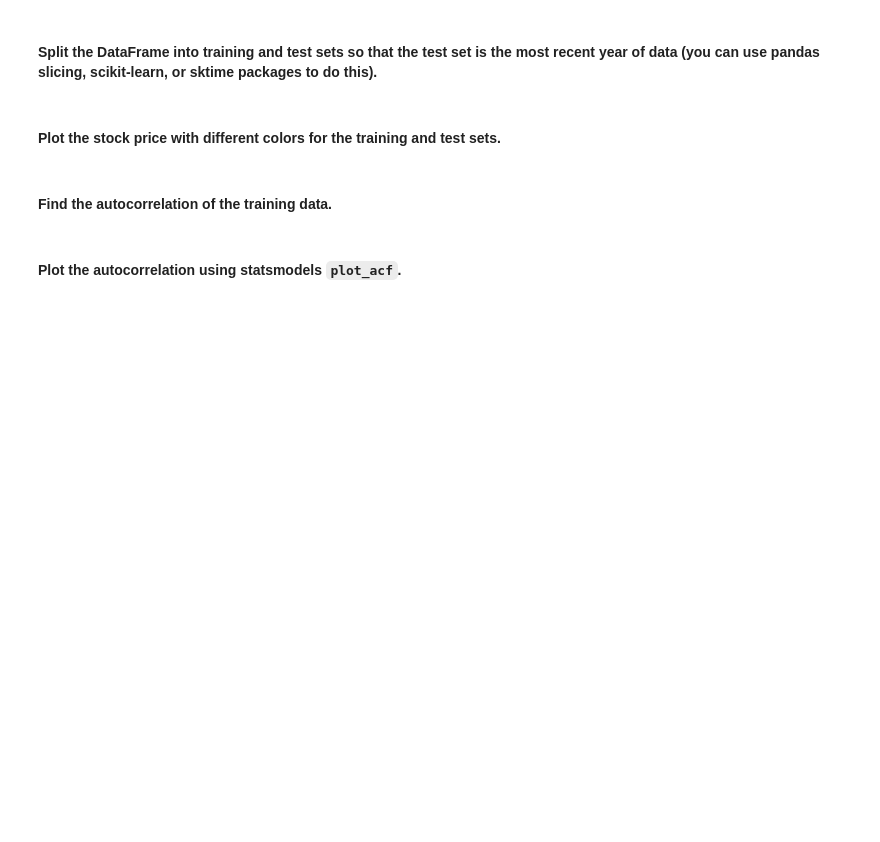
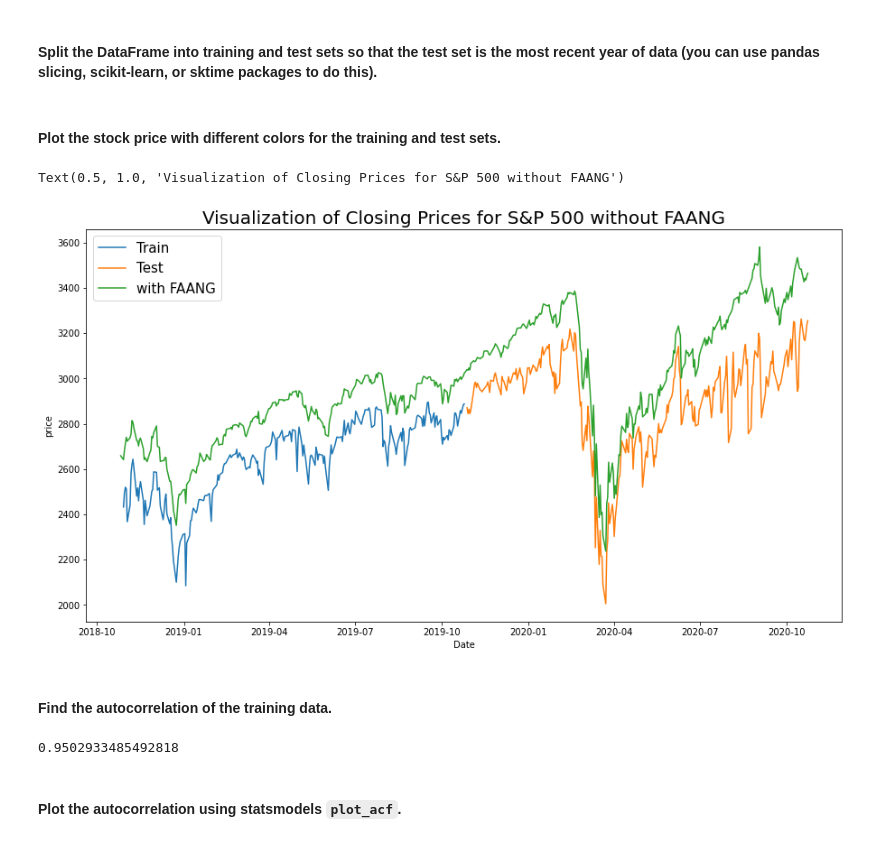
Before and after one commit to viviloaf/general-assembly, a Jupyter notebook: labs/9.01-lab-time-series-basics-master/starter-code.ipynb, the cells around one changed output. Cells and saved outputs as stored; diff of their text form; code cells hidden in the pictures; blank space fills up the shorter version.

```diff
--- a/labs/9.01-lab-time-series-basics-master/starter-code.ipynb
+++ b/labs/9.01-lab-time-series-basics-master/starter-code.ipynb
@@ -55,0 +174,2 @@ For example, I have a column of stock prices and a column associated with a movi
+# %%
+df = snp_no_faang[['price']]
@@ -56,2 +186,4 @@ For example, I have a column of stock prices and a column associated with a movi
 # %% [markdown]
 #### Make a column that is the `price` of the previous day.
+# %%
+df.loc[:, 'price p'] = df.loc[:, ['price']].copy().shift(1)
@@ -58,8 +211,28 @@ For example, I have a column of stock prices and a column associated with a movi
 # %% [markdown]
 #### Split the DataFrame into training and test sets so that the test set is the most recent year of data (you can use pandas slicing, scikit-learn, or sktime packages to do this).
+# %%
+train = df[df.index < '2019-10-26']
+test = df[df.index > '2019-10-26']
+# %%
+train = train.dropna()
+test = test.dropna()
 # %% [markdown]
 #### Plot the stock price with different colors for the training and test sets.
+# %%
+plt.figure(figsize=(15, 8))
+sns.lineplot(data=train['price'], label='Train')
+sns.lineplot(data=test['price'], label='Test')
+sns.lineplot(data=snp['Adj Close'], label='with FAANG')
+plt.legend(fontsize=15);
+plt.title('Visualization of Closing Prices for S&P 500 without FAANG', fontsize=20)
+# %% [output]
+Text(0.5, 1.0, 'Visualization of Closing Prices for S&P 500 without FAANG')
+[figure, added]
 # %% [markdown]
 #### Find the autocorrelation of the training data.
+# %%
+train['price'].autocorr()
+# %% [output]
+0.9502933485492818
 # %% [markdown]
 #### Plot the autocorrelation using statsmodels `plot_acf`.
```
Also changed, not shown: parts of 41 cells of this notebook.
